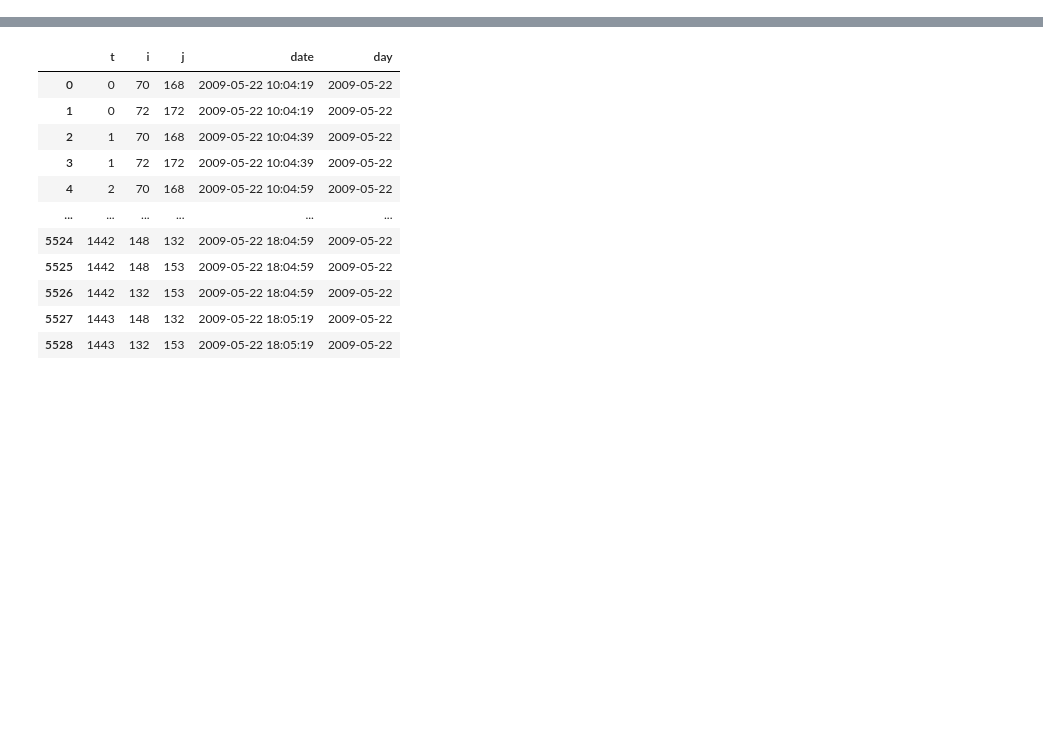
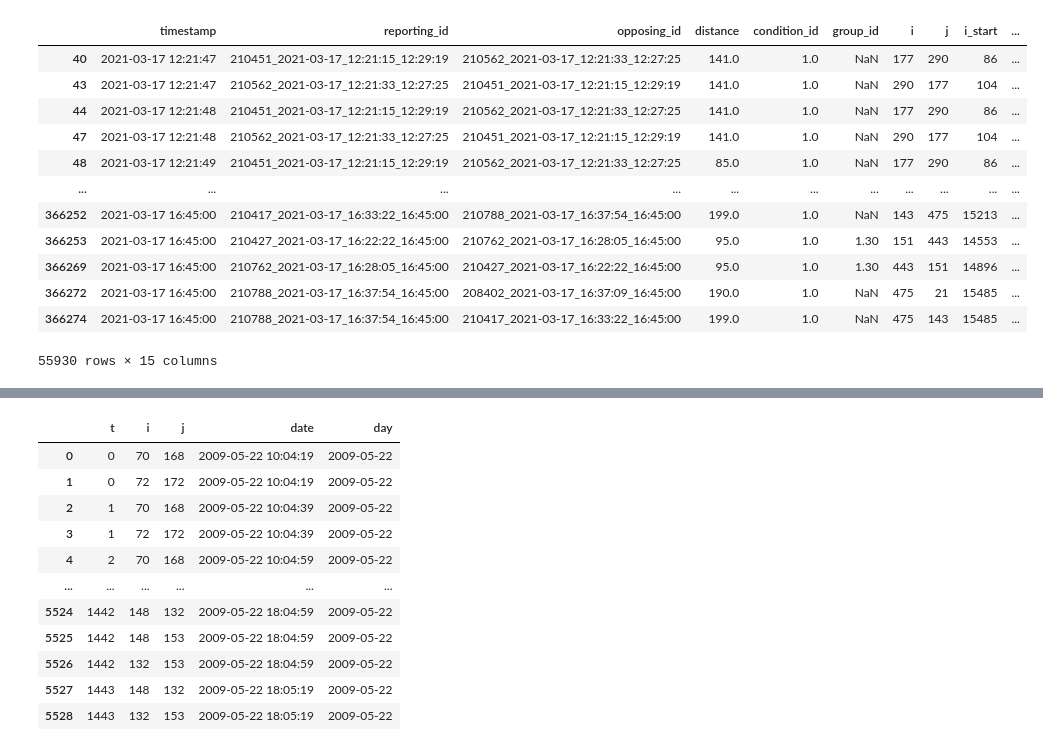
Before and after one commit to JurijSchoenfeld/Traf2Net, a Jupyter notebook: VF_data_handling.ipynb, the cells around one changed output, grey strips where cells are left out. Saved outputs shown, nothing was run; the diff lists cells and outputs as text; code cells hidden in the pictures; blank space fills up the shorter version.

```diff
--- a/VF_data_handling.ipynb
+++ b/VF_data_handling.ipynb
@@ -7 +76,70 @@ df = pyreadr.read_r('./data_eval/data-shared/20210317_processed.RDS')[None]
+# %%
+# Convert time strings to seconds
+def time_to_seconds(time_str):
+    hours, minutes, seconds = map(int, time_str.split(':'))
+    return hours * 3600 + minutes * 60 + seconds
+# %%
+df = pyreadr.read_r('./data_eval/data-shared/20210317_processed.RDS')[None]
+
+# Get unique nodes
+unique_nodes = np.unique(df[['reporting_id', 'opposing_id']].values.flatten())
+inds = np.arange(0, len(unique_nodes), 1)
+
+# Check if all strings have the same length
+same_length = np.all(np.vectorize(len)(unique_nodes) == len(unique_nodes[0]))
+
+if same_length:
+    # Assuming you want to extract a slice of length 2 from each string
+    start = np.vectorize(lambda s: s[18:26])(unique_nodes)
+    end =  np.vectorize(lambda s: s[27:])(unique_nodes)
+else:
+    print("Strings have different lengths.")
+
+# Apply the conversion function to each element in the array
+start = np.vectorize(time_to_seconds)(start)
+t0 = start.min()
+start = start - t0
+end = np.vectorize(time_to_seconds)(end)
+end = end - t0
+
+# Create dictionaries
+node_start_dict = dict(zip(inds, start))
+node_end_dict = dict(zip(inds, end))
+
+# Get index like node names
+node_int_dict = dict(zip(unique_nodes, inds))
+
+# Map nodes to index
+df['i'] = df.reporting_id.map(node_int_dict)
+df['j'] = df.opposing_id.map(node_int_dict)
+
+# Get node start and end time of node trajectory
+df['i_start'] = df.i.map(node_start_dict)
+df['i_end'] = df.i.map(node_end_dict)
+df['j_start'] = df.j.map(node_start_dict)
+df['j_end'] = df.j.map(node_end_dict)
+
+# Drop contacts smaller than specified distance
+df = df[df.distance <= 200.0]
+
+# Convert to sociopatterns time format
+df['day'] = df.timestamp.dt.date
+df['date'] = df.timestamp
+
+df['t'] = (df.timestamp - df.timestamp.iloc[0]).dt.total_seconds()
+df
+# %% [output]
+|  | timestamp | reporting_id | opposing_id | distance | condition_id | group_id | i | j | i_start | ... |
+| 40 | 2021-03-17 12:21:47 | 210451_2021-03-17_12:21:15_12:29:19 | 210562_2021-03-17_12:21:33_12:27:25 | 141.0 | 1.0 | NaN | 177 | 290 | 86 | ... |
+| 43 | 2021-03-17 12:21:47 | 210562_2021-03-17_12:21:33_12:27:25 | 210451_2021-03-17_12:21:15_12:29:19 | 141.0 | 1.0 | NaN | 290 | 177 | 104 | ... |
+| 44 | 2021-03-17 12:21:48 | 210451_2021-03-17_12:21:15_12:29:19 | 210562_2021-03-17_12:21:33_12:27:25 | 141.0 | 1.0 | NaN | 177 | 290 | 86 | ... |
+| 47 | 2021-03-17 12:21:48 | 210562_2021-03-17_12:21:33_12:27:25 | 210451_2021-03-17_12:21:15_12:29:19 | 141.0 | 1.0 | NaN | 290 | 177 | 104 | ... |
+| 48 | 2021-03-17 12:21:49 | 210451_2021-03-17_12:21:15_12:29:19 | 210562_2021-03-17_12:21:33_12:27:25 | 85.0 | 1.0 | NaN | 177 | 290 | 86 | ... |
+| ... | ... | ... | ... | ... | ... | ... | ... | ... | ... | ... |
+| 366252 | 2021-03-17 16:45:00 | 210417_2021-03-17_16:33:22_16:45:00 | 210788_2021-03-17_16:37:54_16:45:00 | 199.0 | 1.0 | NaN | 143 | 475 | 15213 | ... |
+| 366253 | 2021-03-17 16:45:00 | 210427_2021-03-17_16:22:22_16:45:00 | 210762_2021-03-17_16:28:05_16:45:00 | 95.0 | 1.0 | 1.30 | 151 | 443 | 14553 | ... |
+| 366269 | 2021-03-17 16:45:00 | 210762_2021-03-17_16:28:05_16:45:00 | 210427_2021-03-17_16:22:22_16:45:00 | 95.0 | 1.0 | 1.30 | 443 | 151 | 14896 | ... |
+| 366272 | 2021-03-17 16:45:00 | 210788_2021-03-17_16:37:54_16:45:00 | 208402_2021-03-17_16:37:09_16:45:00 | 190.0 | 1.0 | NaN | 475 | 21 | 15485 | ... |
+| 366274 | 2021-03-17 16:45:00 | 210788_2021-03-17_16:37:54_16:45:00 | 210417_2021-03-17_16:33:22_16:45:00 | 199.0 | 1.0 | NaN | 475 | 143 | 15485 | ... |
+55930 rows × 15 columns
 # %%
```
Also changed, not shown: parts of 4 cells of this notebook, 4 other files.
